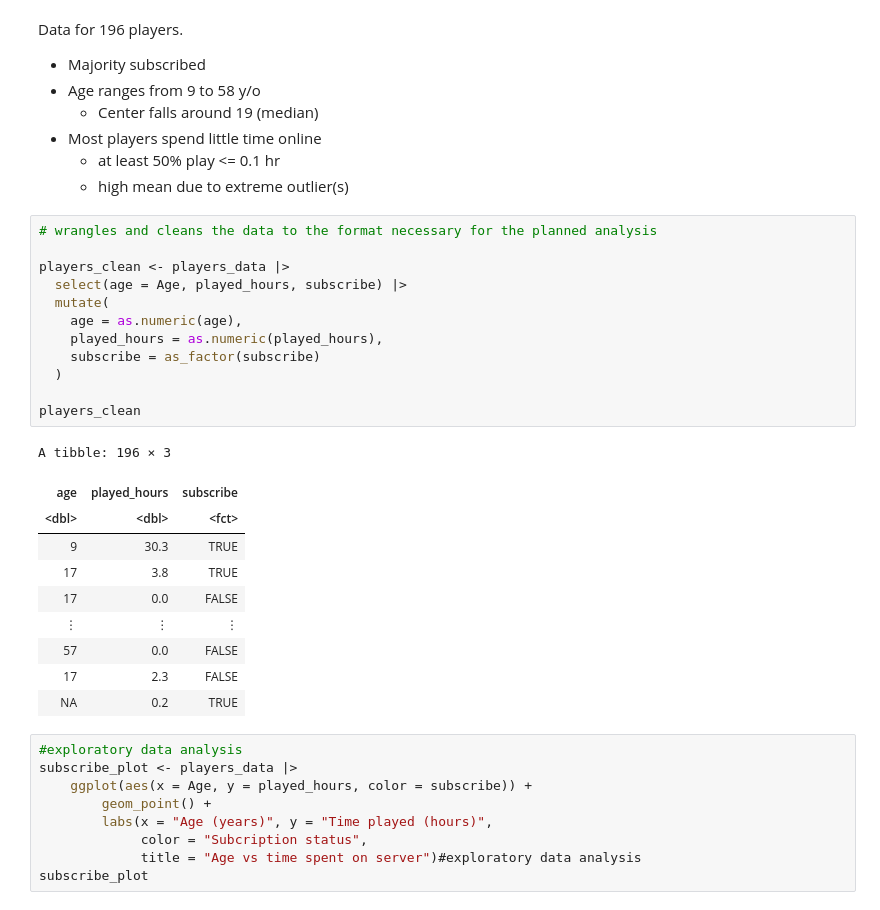
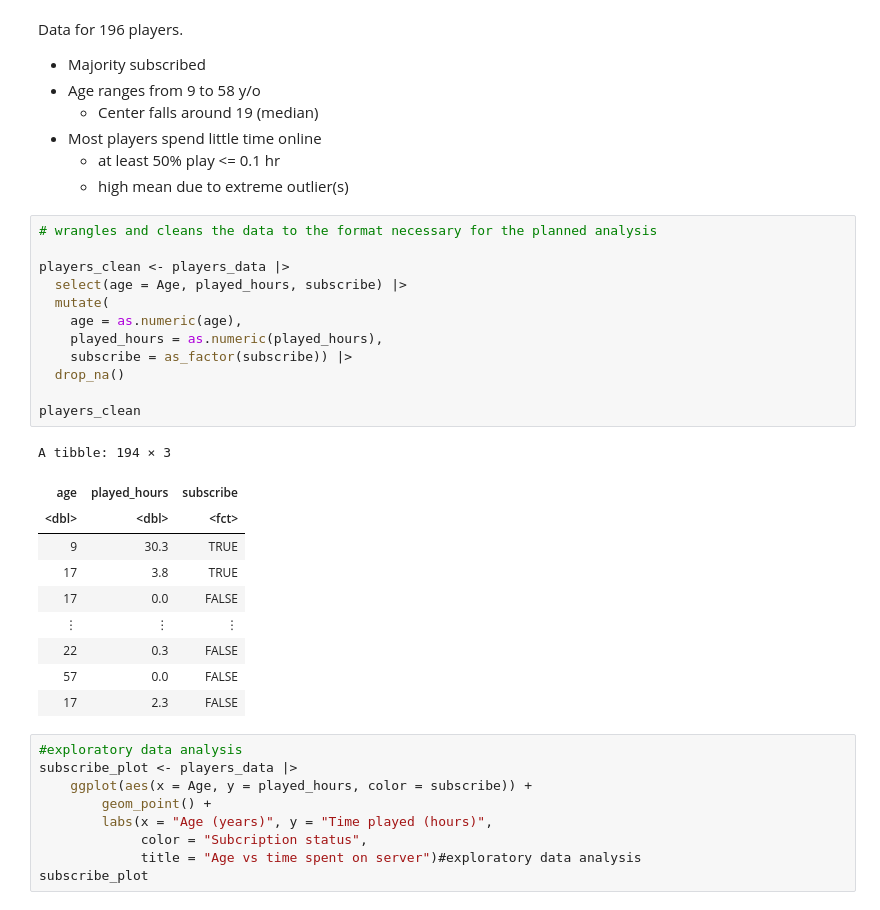
Before and after one commit to ellakiciman/dsci100-group-project-29, a Jupyter notebook: final_project_report.ipynb, the cells around one changed output. Cells and saved outputs as stored; diff of their text form.

```diff
--- a/final_project_report.ipynb
+++ b/final_project_report.ipynb
@@ -99,26 +99,26 @@ Data for 196 players.
 # %%
 # wrangles and cleans the data to the format necessary for the planned analysis
 
 players_clean <- players_data |>
   select(age = Age, played_hours, subscribe) |>
   mutate(
     age = as.numeric(age),
     played_hours = as.numeric(played_hours),
-    subscribe = as_factor(subscribe)
-  )
+    subscribe = as_factor(subscribe)) |>
+  drop_na()
 
 players_clean
 # %% [output]
-A tibble: 196 × 3
+A tibble: 194 × 3
 | age | played_hours | subscribe |
 | <dbl> | <dbl> | <fct> |
 | 9 | 30.3 | TRUE |
 | 17 | 3.8 | TRUE |
 | 17 | 0.0 | FALSE |
 | ⋮ | ⋮ | ⋮ |
+| 22 | 0.3 | FALSE |
 | 57 | 0.0 | FALSE |
 | 17 | 2.3 | FALSE |
-| NA | 0.2 | TRUE |
 # %%
 #exploratory data analysis
 subscribe_plot <- players_data |>
```
Also changed, not shown: parts of 3 cells of this notebook.
